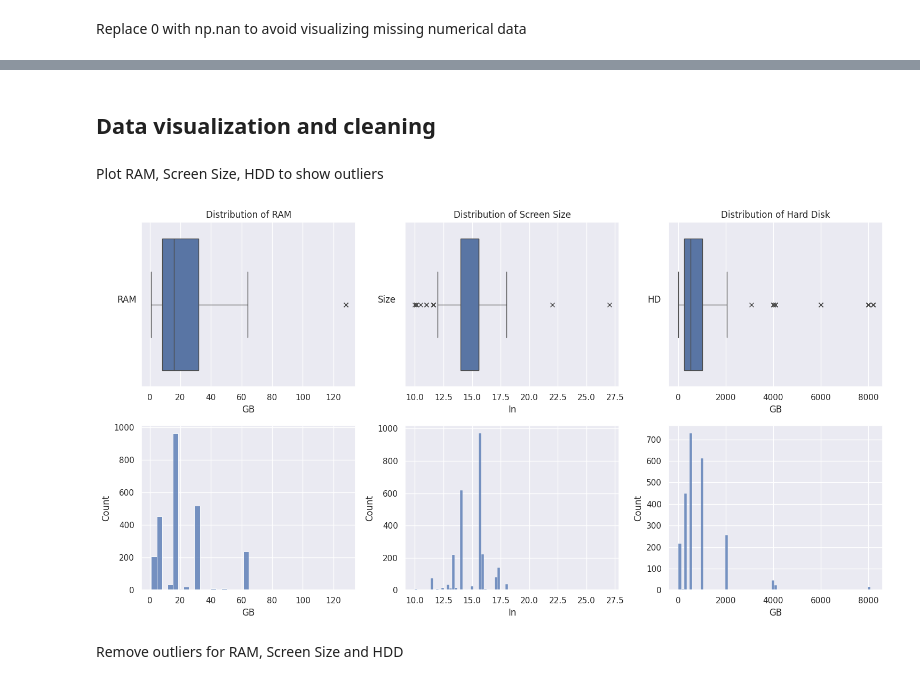
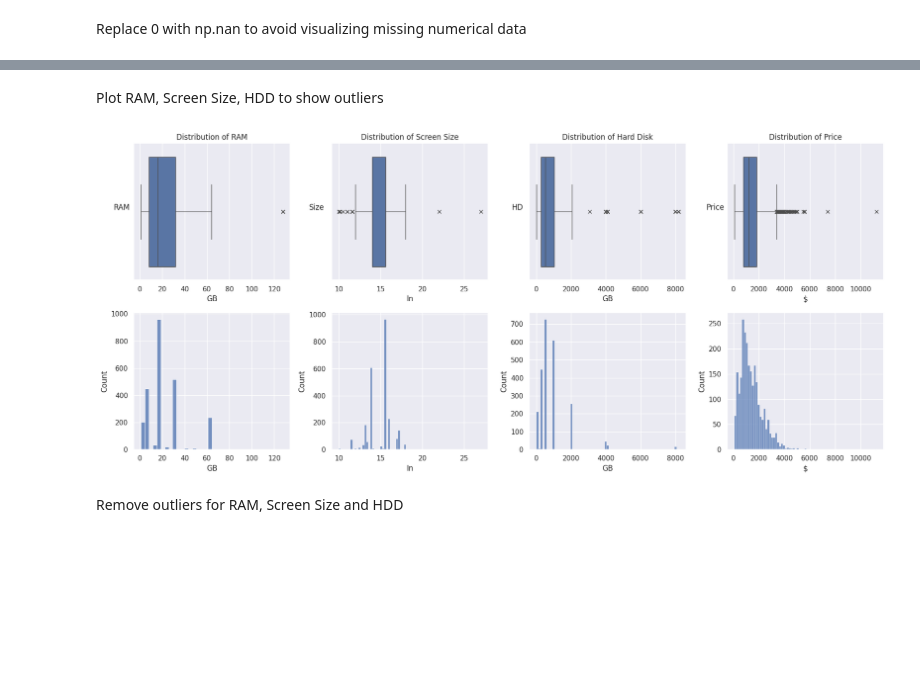
Before and after one commit to NamLe0609/data-cleaning-coursework, a Jupyter notebook: jssb25.ipynb, the cells around one changed output, grey strips where cells are left out. Cells and saved outputs as stored; diff of their text form; code cells hidden in the pictures; blank space fills up the shorter version.

```diff
--- a/jssb25.ipynb
+++ b/jssb25.ipynb
@@ -309,7 +316,7 @@ Clean special features
 def standardizeFeatures(row):
     sfMapping = {
         r'anti-? ?glare|anti[ -]?(?:gla|reflection)' : 'anti-glare',
-        r'backlit|backlight': 'backlit keyboard',
+        r'backlit|backlight|keyboard': 'backlit keyboard',
         r'edge|thin|narrow|bezel': 'thin bezel',
         r'stylus|pen|stylus': 'stylus',
         r'audio': 'hd audio',
@@ -326,7 +333,7 @@ def standardizeFeatures(row):
         r'light and compact|narrow|space saving|portable': 'lightweight',
         r'ruggedized': 'rugged',
         r'2[ -]in[ -]1': '2-in-1',
-        r'information not available|and play on a fast|work|create|high quality|built for entertainment|premium business-class notebook': MISSINGCATEGORICAL,
+        r'information not available|and play on a fast|work|create|high quality|built for entertainment|premium business-class notebook|windows laptop|i5 laptop|intel uhd graphics': MISSINGCATEGORICAL,
     }
     updated = set()
     for item in row:
@@ -340,7 +347,7 @@ def standardizeFeatures(row):
                 notFound = False
                 break
         if notFound:
-            updated.add(item)
+            updated.add(MISSINGCATEGORICAL)
 
     if MISSINGCATEGORICAL in updated:
         updated.remove(MISSINGCATEGORICAL)
@@ -419,7 +426,6 @@ def standardizeGPU(row):
 # %%
 # Set graphics column value based on graphics_coprocessor column
 def fillInGraphics(df):
-    df['graphics'] = MISSINGCATEGORICAL
     integrated = r'integrated|intel|mediatek|powervr|arm|adreno|athlon|mobility|6[18]0m|vega|r4|r5|r7' # https://www.notebookcheck.net/AMD-Radeon-610M-GPU-Benchmarks-and-Specs.654293.0.html
     dedicated = r'dedicated|nvidia|560|rx'
     mask = df['graphics_coprocessor'].str.contains(integrated)
@@ -669,9 +675,11 @@ df[['brand', 'model']]
 # %% [markdown]
 Drop rows which are exact duplicates and drop MISSINGNUMERICAL and pd.NA in model
 # %%
+df['model'] = df['model'].str.strip()
 df = df.drop_duplicates(ignore_index=True, keep='first')
 df = df[df['model'] != MISSINGCATEGORICAL]
 df = df.dropna(axis=0, subset=['model'])
+df = df[df['model'].str.len() > 0]
 df['model']
 # %% [output]
 0            elitebook 840
@@ -715,8 +723,8 @@ df
 Change data type of columns
 # %%
 new_data_types = {
-    'harddisk_gb': 'int64',
-    'ram_gb': 'int64',
+    'harddisk_gb': 'Int64',
+    'ram_gb': 'Int64',
 }
 
 df = df.astype(new_data_types)
@@ -798,41 +796,46 @@ df
-# %% [markdown]
-## Data visualization and cleaning
 # %% [markdown]
 Plot RAM, Screen Size, HDD to show outliers
 # %%
 def plotOutlier(laptops, name):
     # Create a figure and subplots
-    fig, axes = plt.subplots(nrows=2, ncols=3, figsize=(15, 8))
+    fig, axes = plt.subplots(nrows=2, ncols=4, figsize=(18, 8))
     laptops = laptops.replace(0, np.nan)
     # Plot the boxplot for RAM, Screen Size, HDD
     sns.boxplot(data=laptops, x='ram_gb', flierprops={"marker": "x"}, ax=axes[0, 0])
     axes[0, 0].set(xlabel='GB', ylabel='RAM', title='Distribution of RAM')
     axes[0, 0].set_ylabel(axes[0, 0].get_ylabel(), rotation=0, labelpad=10)
 
     sns.boxplot(data=laptops, x='screen_size_in', flierprops={"marker": "x"}, ax=axes[0, 1])
     axes[0, 1].set(xlabel='In', ylabel='Size', title='Distribution of Screen Size')
     axes[0, 1].set_ylabel(axes[0, 1].get_ylabel(), rotation=0, labelpad=15)
 
     sns.boxplot(data=laptops, x='harddisk_gb', flierprops={"marker": "x"}, ax=axes[0, 2])
     axes[0, 2].set(xlabel='GB', ylabel='HD', title='Distribution of Hard Disk')
     axes[0, 2].set_ylabel(axes[0, 2].get_ylabel(), rotation=0, labelpad=10)
 
+    sns.boxplot(data=laptops, x='price_dollar', flierprops={"marker": "x"}, ax=axes[0, 3])
+    axes[0, 3].set(xlabel='$', ylabel='Price', title='Distribution of Price')
+    axes[0, 3].set_ylabel(axes[0, 3].get_ylabel(), rotation=0, labelpad=10)
+
     # Plot histograms for RAM, Screen Size, and HDD in the second row
     sns.histplot(data=laptops, x='ram_gb', ax=axes[1, 0])
     axes[1, 0].set(xlabel='GB', ylabel='Count')
 
     sns.histplot(data=laptops, x='screen_size_in', ax=axes[1, 1])
     axes[1, 1].set(xlabel='In', ylabel='Count')
 
     sns.histplot(data=laptops, x='harddisk_gb', ax=axes[1, 2])
     axes[1, 2].set(xlabel='GB', ylabel='Count')
 
+    sns.histplot(data=laptops, x='price_dollar', ax=axes[1, 3])
+    axes[1, 3].set(xlabel='$', ylabel='Count')
+
     plt.tight_layout()
     if FILEPATH:
         plt.savefig(FILEPATH + name + '.png')
 
 plotOutlier(df, 'ram_screen_hdd_outlier')
 # %% [output]
-[figure, old version]
+[figure, new version]
 # %% [markdown]
 Remove outliers for RAM, Screen Size and HDD
```
Also changed, not shown: parts of 73 cells of this notebook, 30 other files.
